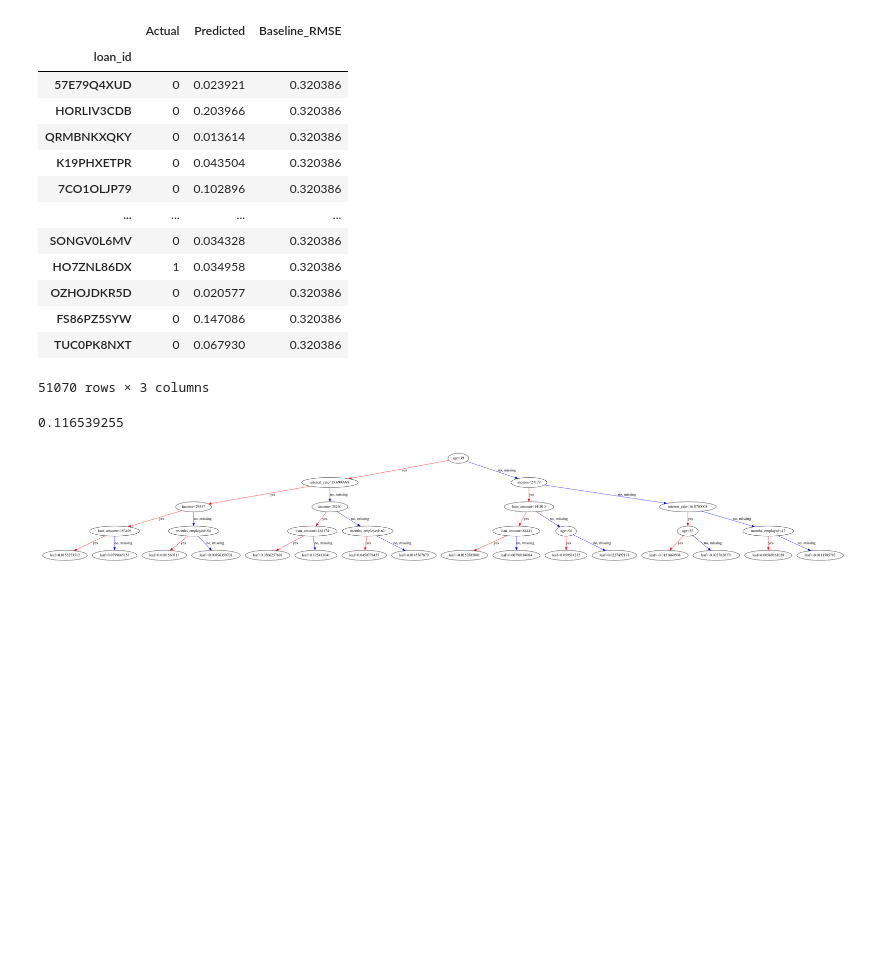
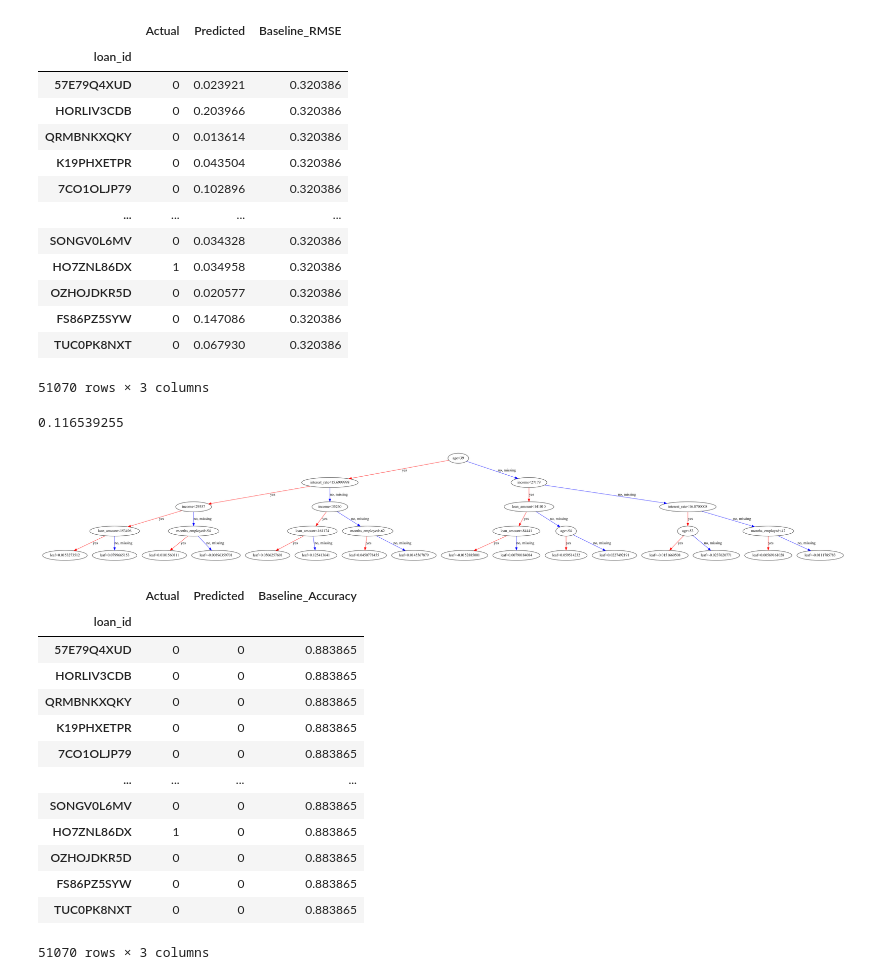
Before and after one commit to kylebrattin/individual_project, a Jupyter notebook: workbook.ipynb, the cells around one changed output. Saved outputs shown, nothing was run; the diff lists cells and outputs as text; code cells hidden in the pictures; blank space fills up the shorter version.

```diff
--- a/workbook.ipynb
+++ b/workbook.ipynb
@@ -1260,3 +1260,32 @@ xgb.plot_tree(bst, num_trees=0, ax=ax)
 plt.savefig('tree.pdf')
 # %% [output]
 [figure]
+# %%
+import numpy as np
+from sklearn.metrics import accuracy_score
+from xgboost import XGBClassifier
+
+# Convert the dataset to DMatrix for XGBoost
+dtrain = xgb.DMatrix(X_train, label=y_train)
+dtest = xgb.DMatrix(X_test, label=y_test)
+
+# Set the parameters for the xgboost
+param = {'max_depth': 4, 'eta': 0.3, 'objective': 'binary:logistic'}
+
+# Train the model
+num_round = 20
+bst = xgb.train(param, dtrain, num_round)
+
+# Make prediction
+pred_probs = bst.predict(dtest)
+
+# Convert probabilities to binary output
+preds = [round(value) for value in pred_probs]
+
+
+
+# Calculate the baseline prediction: most frequent class in the training set
+baseline_preds = np.full(y_test.shape, np.bincount(y_train).argmax())
+
+# Calculate accuracy for the baseline predictions
+baseline_accuracy = accuracy_score(y_test, baseline_preds)
@@ -1262,0 +1300,24 @@ plt.savefig('tree.pdf')
+# %%
+# Create a dataframe with actual and predicted values
+xgb_log_df = pd.DataFrame({
+    'Actual': y_test,
+    'Predicted': preds,
+    'Baseline_Accuracy': baseline_accuracy
+})
+# %%
+xgb_log_df
+# %% [output]
+|  | Actual | Predicted | Baseline_Accuracy |
+| loan_id |  |  |  |
+| 57E79Q4XUD | 0 | 0 | 0.883865 |
+| HORLIV3CDB | 0 | 0 | 0.883865 |
+| QRMBNKXQKY | 0 | 0 | 0.883865 |
+| K19PHXETPR | 0 | 0 | 0.883865 |
+| 7CO1OLJP79 | 0 | 0 | 0.883865 |
+| ... | ... | ... | ... |
+| SONGV0L6MV | 0 | 0 | 0.883865 |
+| HO7ZNL86DX | 1 | 0 | 0.883865 |
+| OZHOJDKR5D | 0 | 0 | 0.883865 |
+| FS86PZ5SYW | 0 | 0 | 0.883865 |
+| TUC0PK8NXT | 0 | 0 | 0.883865 |
+51070 rows × 3 columns
```
Also changed, not shown: parts of 2 cells of this notebook, 2 other files.
